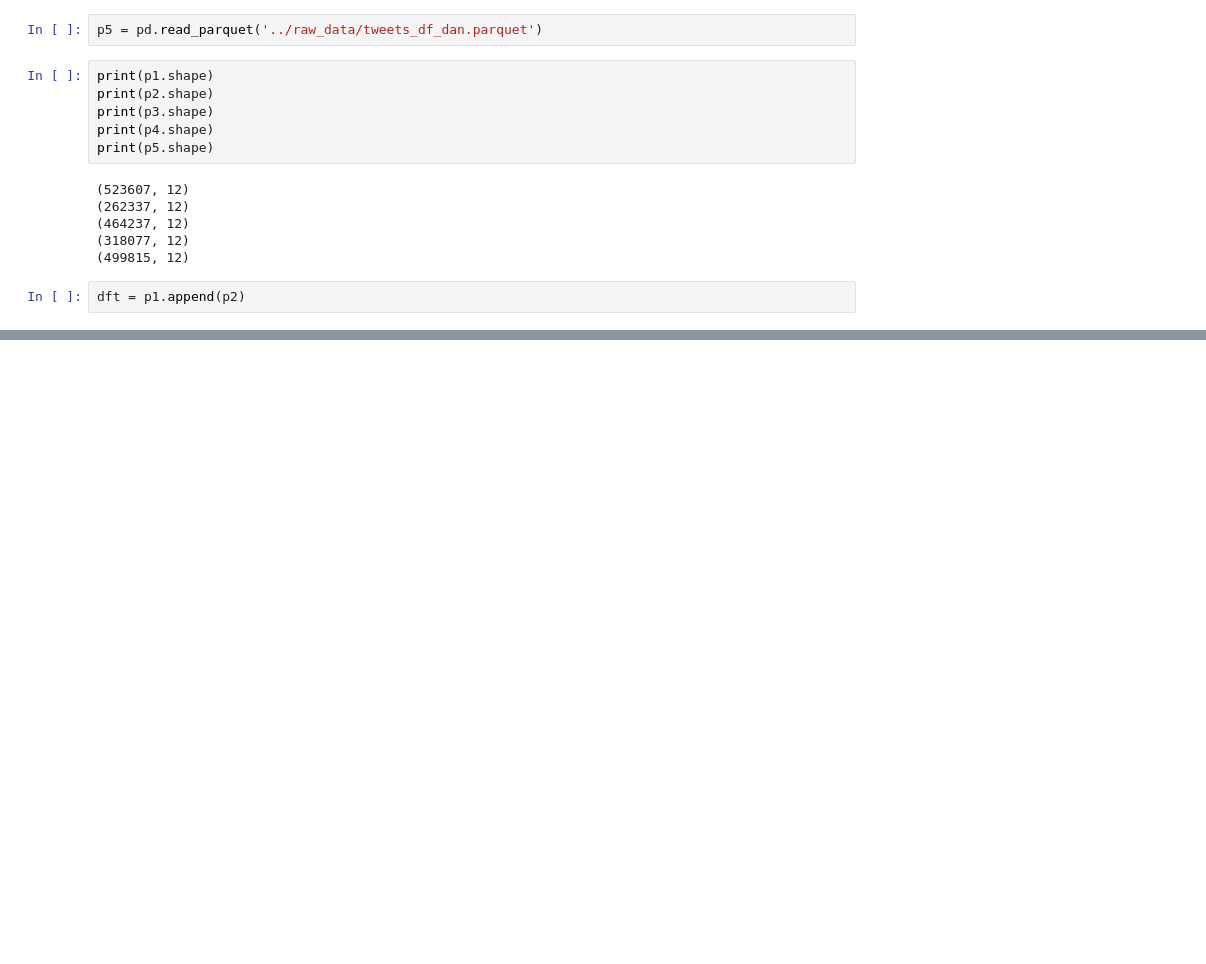
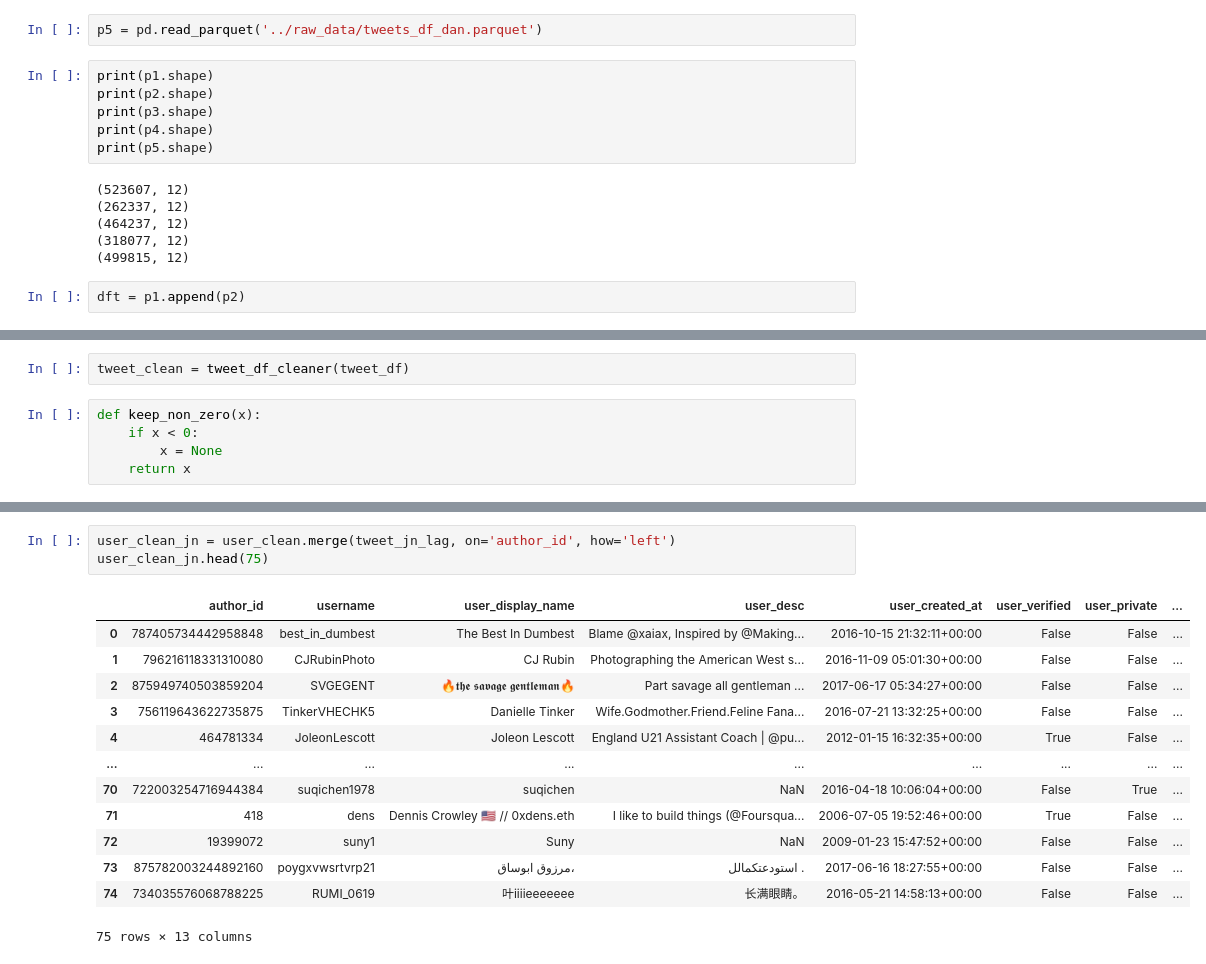
Before and after one commit to famagal/Twitter_bot_detection_713, a Jupyter notebook: notebooks/daniel_testing_notebook.ipynb, the cells around one changed output, grey strips where cells are left out. Cells and saved outputs as stored; diff of their text form; blank space fills up the shorter version.

```diff
--- a/notebooks/daniel_testing_notebook.ipynb
+++ b/notebooks/daniel_testing_notebook.ipynb
@@ -120,0 +142,7 @@ dft = p1.append(p2)
+# %%
+tweet_clean = tweet_df_cleaner(tweet_df)
+# %%
+def keep_non_zero(x):
+    if x < 0:
+        x = None
+    return x
@@ -120,0 +170,17 @@ dft = p1.append(p2)
+# %%
+user_clean_jn = user_clean.merge(tweet_jn_lag, on='author_id', how='left')
+user_clean_jn.head(75)
+# %% [output]
+|  | author_id | username | user_display_name | user_desc | user_created_at | user_verified | user_private | ... |
+| 0 | 787405734442958848 | best_in_dumbest | The Best In Dumbest | Blame @xaiax, Inspired by @Making... | 2016-10-15 21:32:11+00:00 | False | False | ... |
+| 1 | 796216118331310080 | CJRubinPhoto | CJ Rubin | Photographing the American West s... | 2016-11-09 05:01:30+00:00 | False | False | ... |
+| 2 | 875949740503859204 | SVGEGENT | 🔥𝖙𝖍𝖊 𝖘𝖆𝖛𝖆𝖌𝖊 𝖌𝖊𝖓𝖙𝖑𝖊𝖒𝖆𝖓🔥 | Part savage all gentleman ... | 2017-06-17 05:34:27+00:00 | False | False | ... |
+| 3 | 756119643622735875 | TinkerVHECHK5 | Danielle Tinker | Wife.Godmother.Friend.Feline Fana... | 2016-07-21 13:32:25+00:00 | False | False | ... |
+| 4 | 464781334 | JoleonLescott | Joleon Lescott | England U21 Assistant Coach | @pu... | 2012-01-15 16:32:35+00:00 | True | False | ... |
+| ... | ... | ... | ... | ... | ... | ... | ... | ... |
+| 70 | 722003254716944384 | suqichen1978 | suqichen | NaN | 2016-04-18 10:06:04+00:00 | False | True | ... |
+| 71 | 418 | dens | Dennis Crowley 🇺🇸 // 0xdens.eth | I like to build things (@Foursqua... | 2006-07-05 19:52:46+00:00 | True | False | ... |
+| 72 | 19399072 | suny1 | Suny | NaN | 2009-01-23 15:47:52+00:00 | False | False | ... |
+| 73 | 875782003244892160 | poygxvwsrtvrp21 | مرزوق ابوساق، | استودعتكمالل . | 2017-06-16 18:27:55+00:00 | False | False | ... |
+| 74 | 734035576068788225 | RUMI_0619 | 叶iiiieeeeeee | 长满眼睛。 | 2016-05-21 14:58:13+00:00 | False | False | ... |
+75 rows × 13 columns
```
Also changed, not shown: parts of 18 cells of this notebook, 1 other file.
